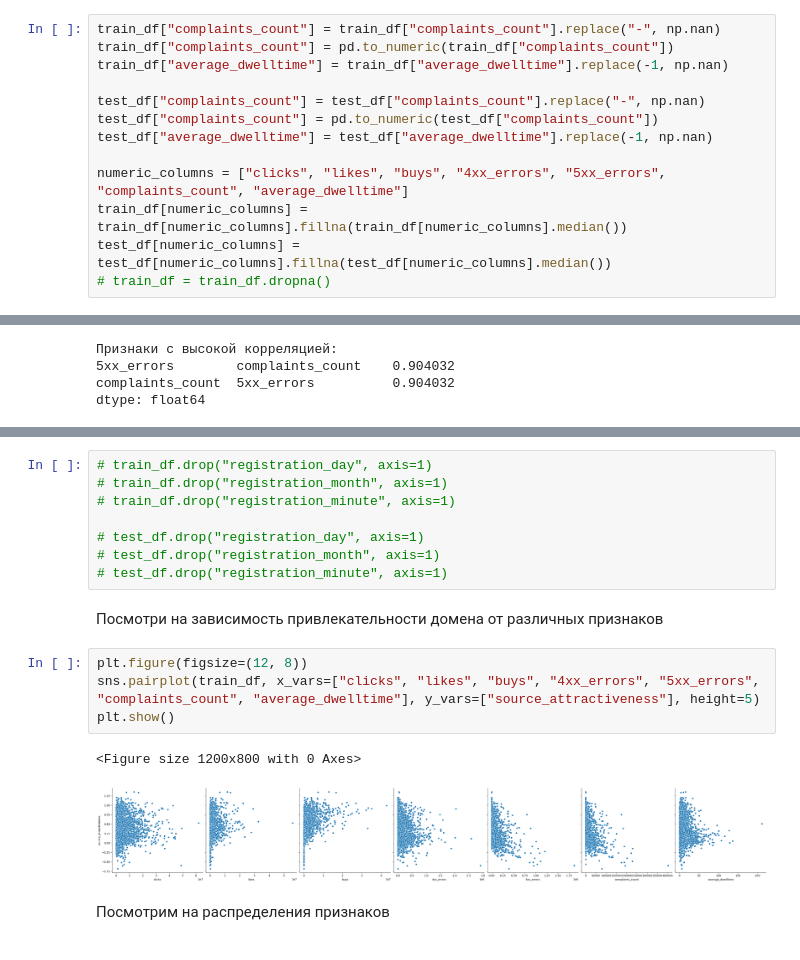
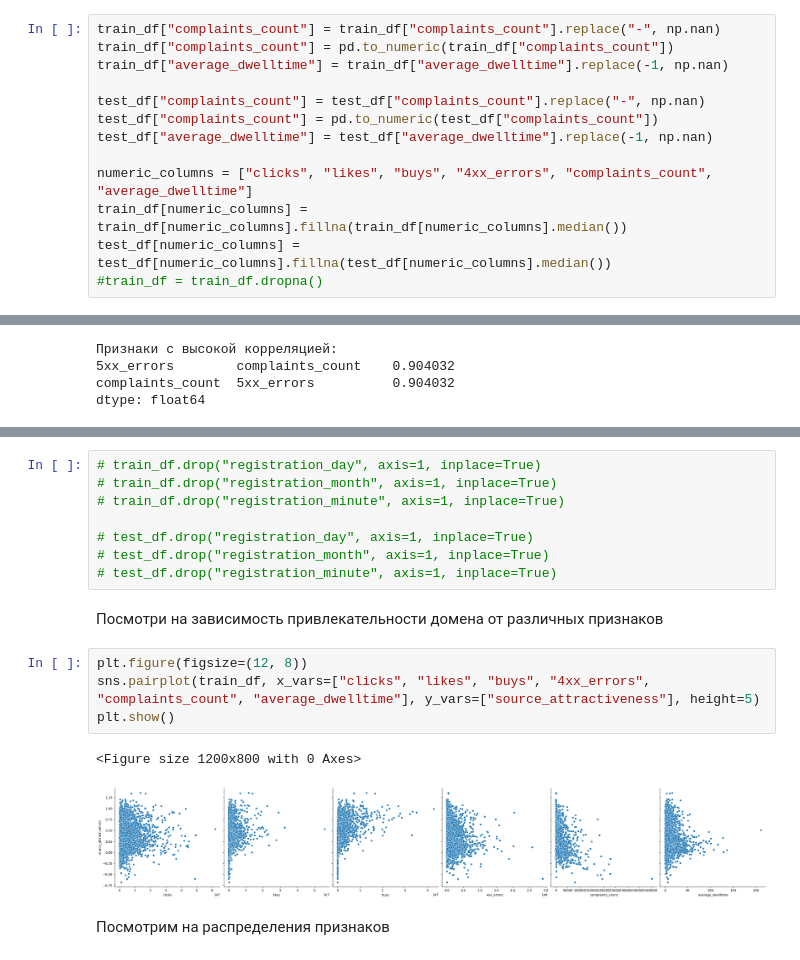
Before and after one commit to anastasia-nemkova/ML_labs, a Jupyter notebook: lab2/SubmitExample.ipynb, the cells around one changed output, grey strips where cells are left out. Cells and saved outputs as stored; diff of their text form.

```diff
--- a/lab2/SubmitExample.ipynb
+++ b/lab2/SubmitExample.ipynb
@@ -87,10 +87,10 @@ test_df["complaints_count"] = test_df["complaints_count"].replace("-", np.nan)
 test_df["complaints_count"] = pd.to_numeric(test_df["complaints_count"])
 test_df["average_dwelltime"] = test_df["average_dwelltime"].replace(-1, np.nan)
 
-numeric_columns = ["clicks", "likes", "buys", "4xx_errors", "5xx_errors", "complaints_count", "average_dwelltime"]
+numeric_columns = ["clicks", "likes", "buys", "4xx_errors", "complaints_count", "average_dwelltime"]
 train_df[numeric_columns] = train_df[numeric_columns].fillna(train_df[numeric_columns].median())
 test_df[numeric_columns] = test_df[numeric_columns].fillna(test_df[numeric_columns].median())
-# train_df = train_df.dropna()
+#train_df = train_df.dropna()
 # %% [markdown]
 Приведем все к целочисленному типу.
 # %%
@@ -230,20 +216,20 @@ train_df.drop("5xx_errors", axis=1)
 # %%
-# train_df.drop("registration_day", axis=1)
-# train_df.drop("registration_month", axis=1)
-# train_df.drop("registration_minute", axis=1)
+# train_df.drop("registration_day", axis=1, inplace=True)
+# train_df.drop("registration_month", axis=1, inplace=True)
+# train_df.drop("registration_minute", axis=1, inplace=True)
 
-# test_df.drop("registration_day", axis=1)
-# test_df.drop("registration_month", axis=1)
-# test_df.drop("registration_minute", axis=1)
+# test_df.drop("registration_day", axis=1, inplace=True)
+# test_df.drop("registration_month", axis=1, inplace=True)
+# test_df.drop("registration_minute", axis=1, inplace=True)
 # %% [markdown]
 Посмотри на зависимость привлекательности домена от различных признаков
 # %%
 plt.figure(figsize=(12, 8))
-sns.pairplot(train_df, x_vars=["clicks", "likes", "buys", "4xx_errors", "5xx_errors", "complaints_count", "average_dwelltime"], y_vars=["source_attractiveness"], height=5)
+sns.pairplot(train_df, x_vars=["clicks", "likes", "buys", "4xx_errors", "complaints_count", "average_dwelltime"], y_vars=["source_attractiveness"], height=5)
 plt.show()
 # %% [output]
 <Figure size 1200x800 with 0 Axes>
-[figure, old version]
+[figure, new version]
 # %% [markdown]
 Посмотрим на распределения признаков
 # %%
```
Also changed, not shown: parts of 8 cells of this notebook.
